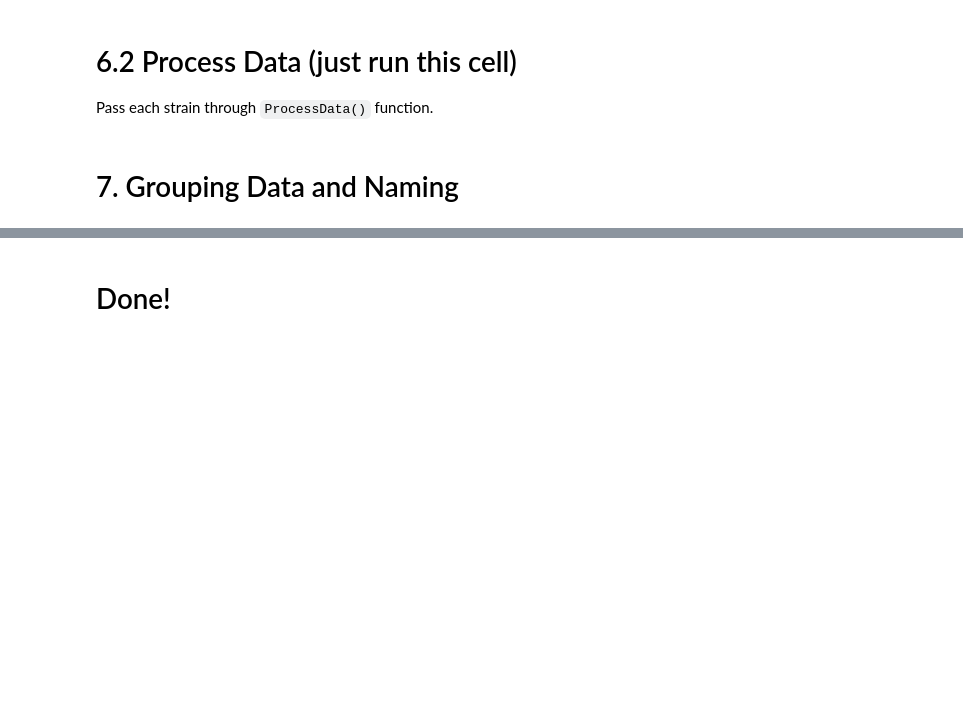
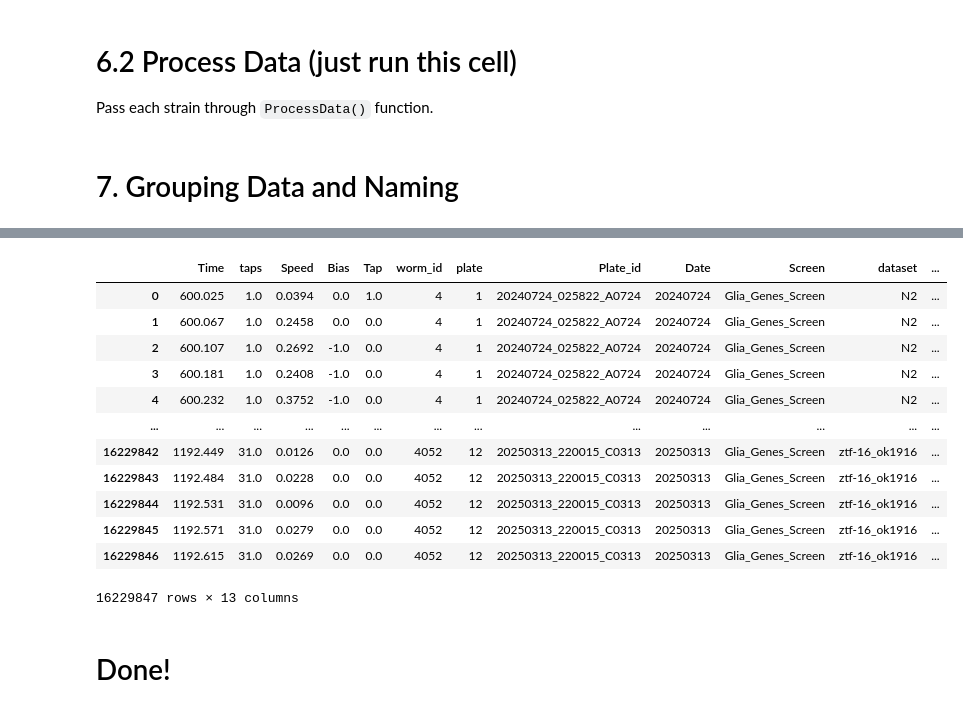
Before and after one commit to JosephLiangUBC/MWT_Dashboard, a Jupyter notebook: Data_processing/Step2.6_TapSpeed_Screen_Data_Analysis.ipynb, the cells around one changed output, grey strips where cells are left out. Cells and saved outputs as stored; diff of their text form; code cells hidden in the pictures; blank space fills up the shorter version.

Commit message:
Updated TapSpeed calculations (more changes coming)

```diff
--- a/Data_processing/Step2.6_TapSpeed_Screen_Data_Analysis.ipynb
+++ b/Data_processing/Step2.6_TapSpeed_Screen_Data_Analysis.ipynb
@@ -327,2 +369,19 @@ base.to_csv(f'{folder_path}/{Screen}_processed_data.csv', index=False)
+# %%
+# tapspeed = base[['Time','taps','Speed','Bias','Tap','worm_id','plate','Plate_id','Date','Screen','dataset','Gene','Allele']].copy()
+tapspeed
+# %% [output]
+|  | Time | taps | Speed | Bias | Tap | worm_id | plate | Plate_id | Date | Screen | dataset | ... |
+| 0 | 600.025 | 1.0 | 0.0394 | 0.0 | 1.0 | 4 | 1 | 20240724_025822_A0724 | 20240724 | Glia_Genes_Screen | N2 | ... |
+| 1 | 600.067 | 1.0 | 0.2458 | 0.0 | 0.0 | 4 | 1 | 20240724_025822_A0724 | 20240724 | Glia_Genes_Screen | N2 | ... |
+| 2 | 600.107 | 1.0 | 0.2692 | -1.0 | 0.0 | 4 | 1 | 20240724_025822_A0724 | 20240724 | Glia_Genes_Screen | N2 | ... |
+| 3 | 600.181 | 1.0 | 0.2408 | -1.0 | 0.0 | 4 | 1 | 20240724_025822_A0724 | 20240724 | Glia_Genes_Screen | N2 | ... |
+| 4 | 600.232 | 1.0 | 0.3752 | -1.0 | 0.0 | 4 | 1 | 20240724_025822_A0724 | 20240724 | Glia_Genes_Screen | N2 | ... |
+| ... | ... | ... | ... | ... | ... | ... | ... | ... | ... | ... | ... | ... |
+| 16229842 | 1192.449 | 31.0 | 0.0126 | 0.0 | 0.0 | 4052 | 12 | 20250313_220015_C0313 | 20250313 | Glia_Genes_Screen | ztf-16_ok1916 | ... |
+| 16229843 | 1192.484 | 31.0 | 0.0228 | 0.0 | 0.0 | 4052 | 12 | 20250313_220015_C0313 | 20250313 | Glia_Genes_Screen | ztf-16_ok1916 | ... |
+| 16229844 | 1192.531 | 31.0 | 0.0096 | 0.0 | 0.0 | 4052 | 12 | 20250313_220015_C0313 | 20250313 | Glia_Genes_Screen | ztf-16_ok1916 | ... |
+| 16229845 | 1192.571 | 31.0 | 0.0279 | 0.0 | 0.0 | 4052 | 12 | 20250313_220015_C0313 | 20250313 | Glia_Genes_Screen | ztf-16_ok1916 | ... |
+| 16229846 | 1192.615 | 31.0 | 0.0269 | 0.0 | 0.0 | 4052 | 12 | 20250313_220015_C0313 | 20250313 | Glia_Genes_Screen | ztf-16_ok1916 | ... |
+16229847 rows × 13 columns
 # %% [markdown]
 # Done!
```
Also changed, not shown: parts of 8 cells of this notebook.
